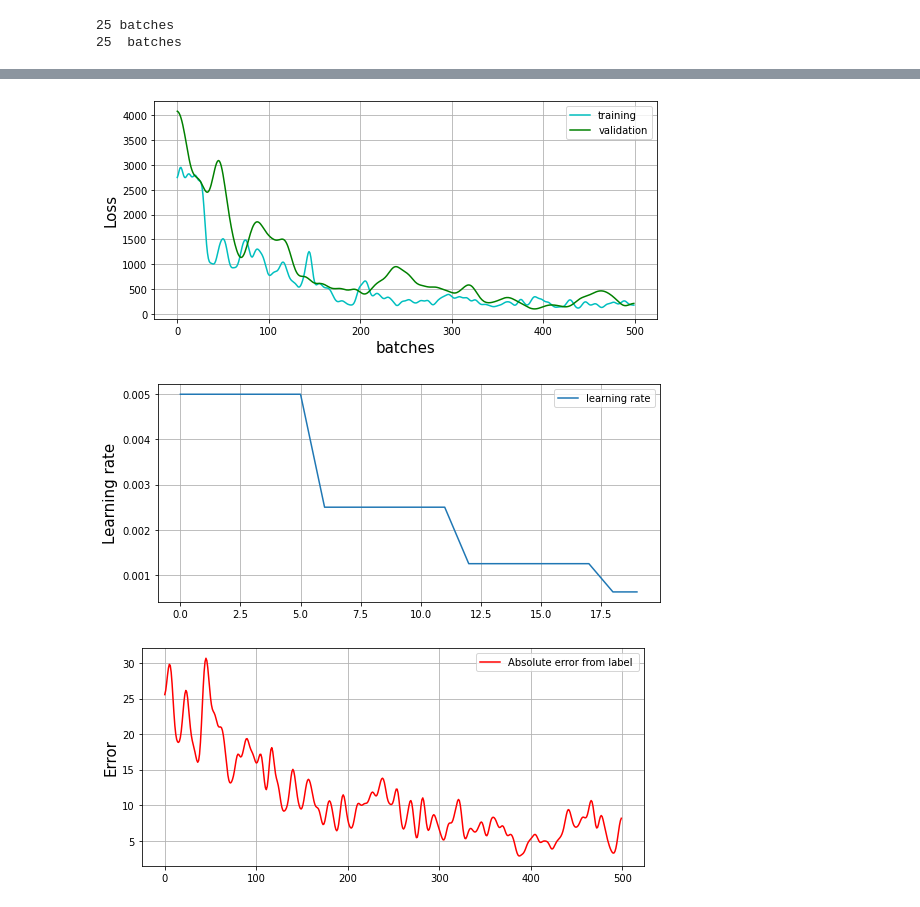
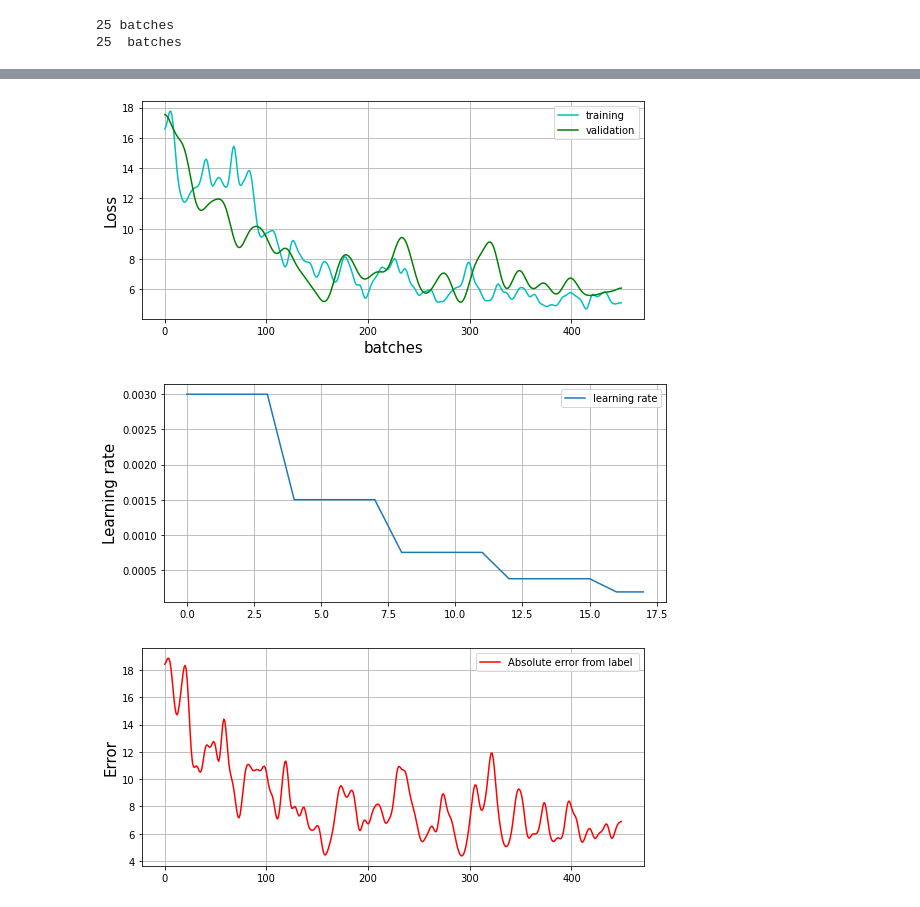
Before and after one commit to devoworm/GSoC-2020, a Jupyter notebook: Pre-trained Models (DevLearning)/notebooks/embryo_analysis/video_analysis/estimate_cell_family_population.ipynb, the cells around one changed output, grey strips where cells are left out. Cells and saved outputs as stored; diff of their text form; code cells hidden in the pictures.

Commit message:
move to nn.SmoothL1Loss()

```diff
--- a/Pre-trained Models (DevLearning)/notebooks/embryo_analysis/video_analysis/estimate_cell_family_population.ipynb
+++ b/Pre-trained Models (DevLearning)/notebooks/embryo_analysis/video_analysis/estimate_cell_family_population.ipynb
@@ -63,6 +63,7 @@ class ImageDataset(Dataset):
         return len(self.image_paths)
 # %%
 full_dataset = ImageDataset(labels_csv_path = "training_data.csv",
+                            main_foldername = "frames",
                             augmentation = Compose([
                                                     GridDistortion(p=0.5),
                                                     VerticalFlip(p=0.5),
@@ -76,15 +77,14 @@ full_dataset = ImageDataset(labels_csv_path = "training_data.csv",
                                                             ])
                              )
 # %%
-train_loader = DataLoader(train_dataset, batch_size=train_batch_size, shuffle = True)
 
-train_size = int(0.9 * len(full_dataset))  ## 90/10 split
+train_size = int(0.8* len(full_dataset))  ## 90/10 split
 test_size = len(full_dataset) - train_size
 train_dataset, test_dataset = random_split(full_dataset, [train_size, test_size])
 
-train_loader = DataLoader(dataset=train_dataset, batch_size=9, shuffle=True, num_workers = 8)
+train_loader = DataLoader(dataset=train_dataset, batch_size=16, shuffle=True)
 
-val_loader = DataLoader(dataset=test_dataset, batch_size= 1, shuffle = True, num_workers = 8)
+val_loader = DataLoader(dataset=test_dataset, batch_size= 4, shuffle = True)
 
 print(len(train_loader), "batches ")
 print(len(val_loader), " batches ")
@@ -142,11 +142,11 @@ def show_deltas(deltas):
     plt.legend()
     plt.show()
 # %%
-def train_step(x, y, model, optimizer):
+def train_step(x, y, model, optimizer, criterion):
         optimizer.zero_grad()
         pred = model(x)
         y = y.float()
-        loss = F.mse_loss(pred,y)
+        loss = criterion(pred,y)
         loss.backward()
         optimizer.step()
         return loss.item()
@@ -161,6 +161,7 @@ def train_model(config):
     lr = config["lr"]
     optimizer = config["optimizer"]
     scheduler = config["scheduler"]
+    criterion = config["loss_function"]
 
     start = time.process_time()
     losses = []
@@ -180,7 +181,7 @@ def train_model(config):
 
             for x_val, y_val in tqdm(val_loader, desc = "running on test set --"):
                 yhat =model(x_val.cuda())  # pred
-                val_loss = F.mse_loss(yhat.cuda(), y_val.cuda())
+                val_loss = criterion(yhat.cuda(), y_val.cuda())
                 val_losses.append(val_loss.item())  ## metrics
 
                 average_deltas.append(torch.mean(torch.abs(yhat.cpu()-y_val.cpu())).item())
@@ -189,7 +190,7 @@ def train_model(config):
         for batch in tqdm(train_loader, desc = " Training batches : "):
 
                 (x_batch, y_batch) = batch
-                loss = train_step(x_batch.cuda(), y_batch.cuda(), model, optimizer)
+                loss = train_step(x_batch.cuda(), y_batch.cuda(), model, optimizer, criterion)
                 losses.append(loss)
         scheduler.step(1.)   ## lr decay caller
         learning_rates.append(get_lr(optimizer))
@@ -239,12 +240,12 @@ class Net(nn.Module):
 model = Net()
 model = model.cuda()
 
-optimizer = optim.Adam(model.parameters(), lr = 0.005)
+optimizer = optim.Adam(model.parameters(), lr = 0.003)
 
 scheduler = ReduceLROnPlateau(optimizer,
                                 mode='min',
                                 factor=0.5,
-                                patience=5,
+                                patience=3,
                                 verbose=False,
                                 threshold=0.0001,
                                 threshold_mode='rel',
@@ -254,18 +255,19 @@ scheduler = ReduceLROnPlateau(optimizer,
 # %%
 plt.rcParams["figure.figsize"] = (9,4)
 
 config = {
-        "epochs" : 20,
+        "epochs" : 18,
         "model" : model,
         "train_loader" : train_loader,
         "val_loader" : val_loader,
         "lr" : 0.008,
         "optimizer" : optimizer,
-        "scheduler" : scheduler
+        "scheduler" : scheduler,
+        "loss_function" : nn.SmoothL1Loss()
         }
 
 losses = train_model(config)
 # %% [output]
-[figure, old version]
+[figure, new version]
-[figure, old version]
+[figure, new version]
-[figure, old version]
+[figure, new version]
```
Also changed, not shown: parts of 7 cells of this notebook.
